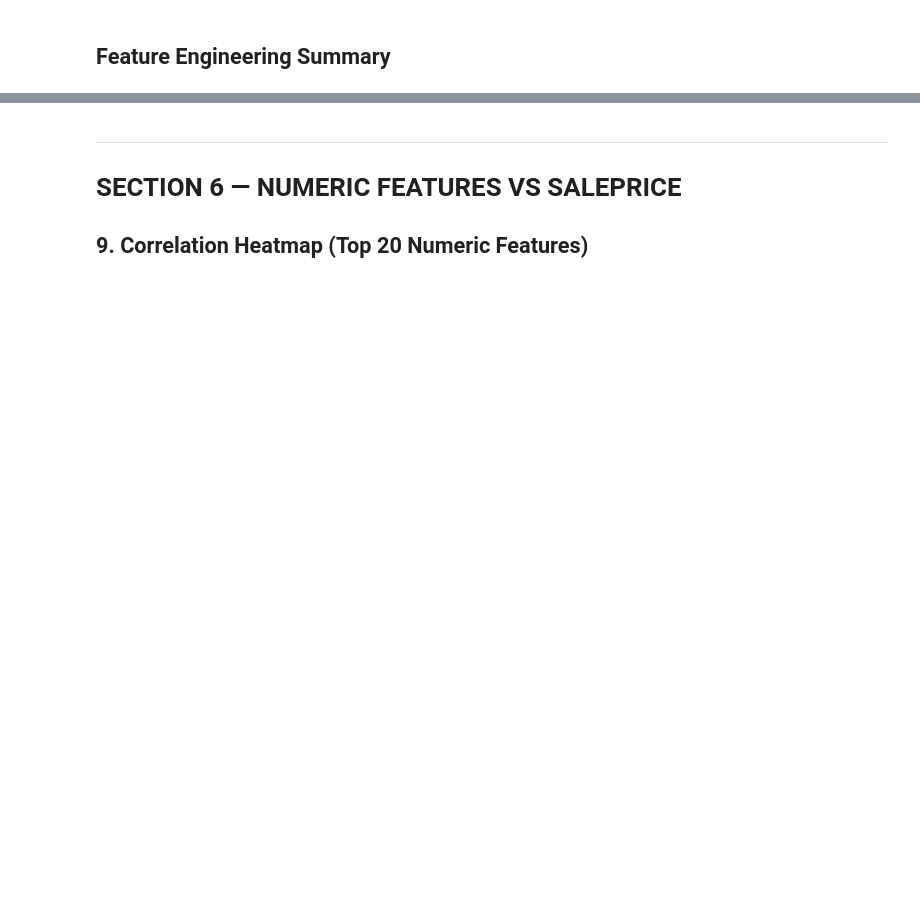
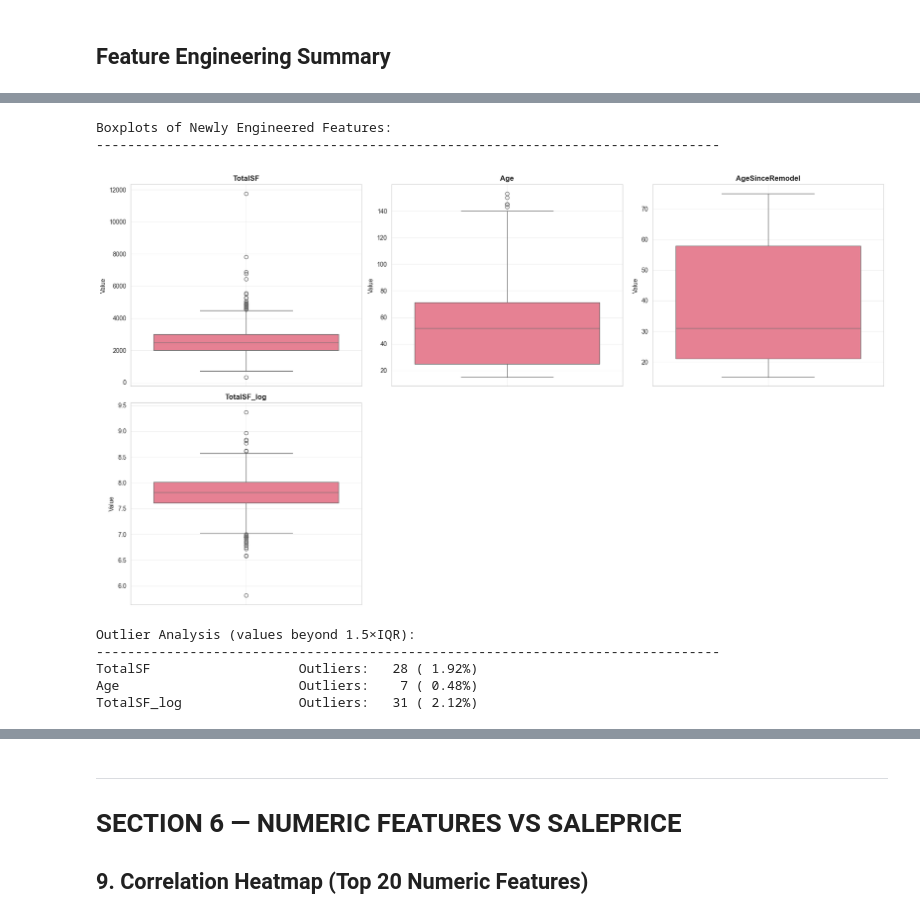
Before and after one commit to charliejb52/Housing-Price-Prediction, a Jupyter notebook: eda_notebook.ipynb, the cells around one changed output, grey strips where cells are left out. Saved outputs shown, nothing was run; the diff lists cells and outputs as text; code cells hidden in the pictures; blank space fills up the shorter version.

```diff
--- a/eda_notebook.ipynb
+++ b/eda_notebook.ipynb
@@ -995,0 +1179,49 @@ print("\n✓ Feature engineering complete! All transformations applied to datafr
+# %%
+# Boxplots for newly engineered features
+if len(new_numeric_features) > 0:
+    print("\nBoxplots of Newly Engineered Features:")
+    print("-" * 80)
+
+    n_features = len(new_numeric_features)
+    n_cols = 3
+    n_rows = (n_features + n_cols - 1) // n_cols
+
+    fig, axes = plt.subplots(n_rows, n_cols, figsize=(18, 5 * n_rows))
+    axes = axes.flatten() if n_rows > 1 else [axes] if n_cols == 1 else axes
+
+    for idx, feat in enumerate(new_numeric_features):
+        if idx < len(axes) and feat in df.columns:
+            sns.boxplot(y=df[feat].dropna(), ax=axes[idx])
+            axes[idx].set_title(f'{feat}', fontsize=12, fontweight='bold')
+            axes[idx].set_ylabel('Value', fontsize=10)
+            axes[idx].grid(True, alpha=0.3)
+
+    # Hide extra subplots
+    for idx in range(len(new_numeric_features), len(axes)):
+        axes[idx].set_visible(False)
+
+    plt.tight_layout()
+    plt.show()
+
+    # Identify outliers
+    print("\nOutlier Analysis (values beyond 1.5×IQR):")
+    print("-" * 80)
+    for feat in new_numeric_features:
+        if feat in df.columns:
+            Q1 = df[feat].quantile(0.25)
+            Q3 = df[feat].quantile(0.75)
+            IQR = Q3 - Q1
+            lower_bound = Q1 - 1.5 * IQR
+            upper_bound = Q3 + 1.5 * IQR
+            outliers = df[(df[feat] < lower_bound) | (df[feat] > upper_bound)]
+            if len(outliers) > 0:
+                print(f"{feat:<25} Outliers: {len(outliers):>4} ({len(outliers)/len(df)*100:>5.2f}%)")
+# %% [output]
+Boxplots of Newly Engineered Features:
+--------------------------------------------------------------------------------
+[figure, added]
+Outlier Analysis (values beyond 1.5×IQR):
+--------------------------------------------------------------------------------
+TotalSF                   Outliers:   28 ( 1.92%)
+Age                       Outliers:    7 ( 0.48%)
+TotalSF_log               Outliers:   31 ( 2.12%)
```
Also changed, not shown: parts of 34 cells of this notebook.
